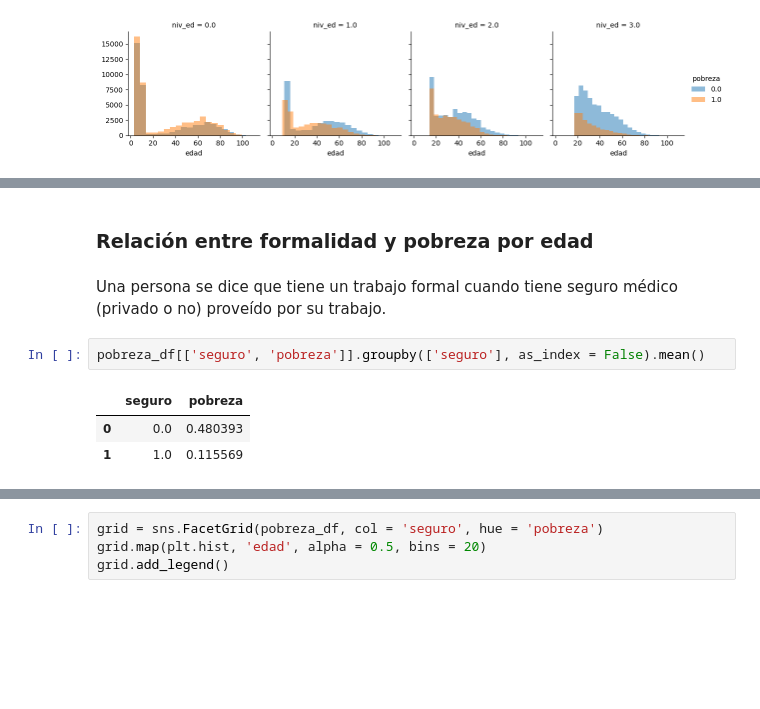
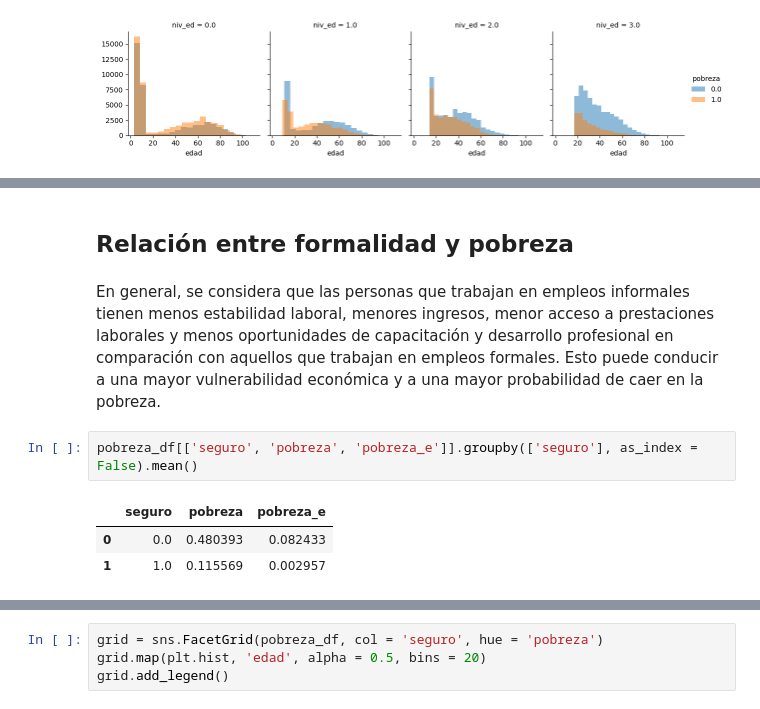
Before and after one commit to Diego74965/DE-T1, a Jupyter notebook: pobreza.ipynb, the cells around one changed output, grey strips where cells are left out. Saved outputs shown, nothing was run; the diff lists cells and outputs as text; blank space fills up the shorter version.

```diff
--- a/pobreza.ipynb
+++ b/pobreza.ipynb
@@ -84,10 +122,13 @@ grid.add_legend()
 # %% [markdown]
-### Relación entre formalidad y pobreza por edad
+## Relación entre formalidad y pobreza <a name="form"></a>
 # %% [markdown]
-Una persona se dice que tiene un trabajo formal cuando tiene seguro médico (privado o no) proveído por su trabajo.
+<div class=text-justify>
+En general, se considera que las personas que trabajan en empleos informales tienen menos estabilidad laboral, menores ingresos, menor acceso a prestaciones laborales y menos oportunidades de capacitación y desarrollo profesional en comparación con aquellos que trabajan en empleos formales.
+Esto puede conducir a una mayor vulnerabilidad económica y a una mayor probabilidad de caer en la pobreza.
+</div>
 # %%
-pobreza_df[['seguro', 'pobreza']].groupby(['seguro'], as_index = False).mean()
+pobreza_df[['seguro', 'pobreza', 'pobreza_e']].groupby(['seguro'], as_index = False).mean()
 # %% [output]
-|  | seguro | pobreza |
-| 0 | 0.0 | 0.480393 |
-| 1 | 1.0 | 0.115569 |
+|  | seguro | pobreza | pobreza_e |
+| 0 | 0.0 | 0.480393 | 0.082433 |
+| 1 | 1.0 | 0.115569 | 0.002957 |
```
Also changed, not shown: parts of 24 cells of this notebook.
